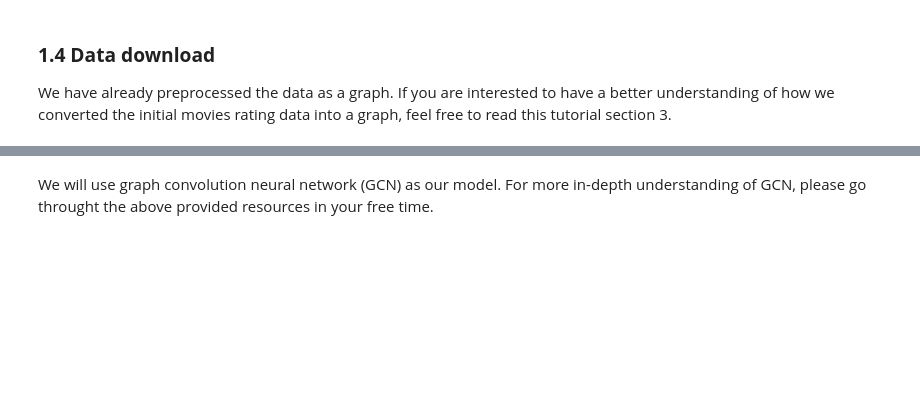
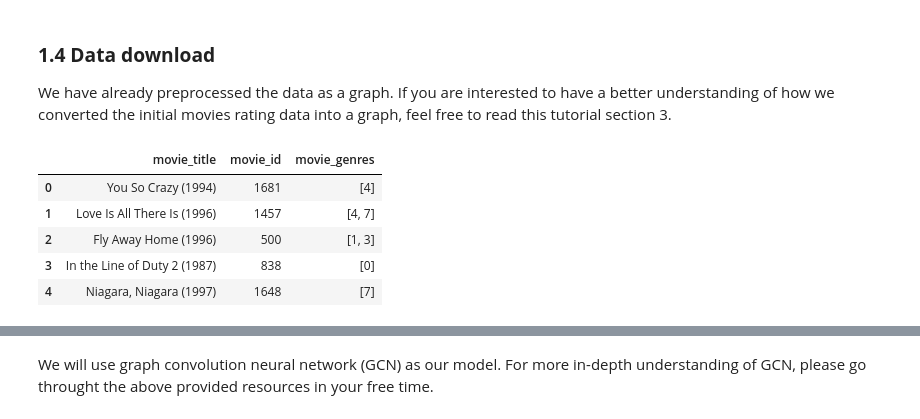
Before and after one commit to deep-learning-indaba/indaba-pracs-2024, a Jupyter notebook: practicals/GNN_for_recommendations.ipynb, the cells around one changed output, grey strips where cells are left out. Drawn from its saved outputs; the diff is of its cells as text; code cells hidden in the pictures; blank space fills up the shorter version.

Commit message:
added data + missing cells (still ongoing)

```diff
--- a/practicals/GNN_for_recommendations.ipynb
+++ b/practicals/GNN_for_recommendations.ipynb
@@ -102,0 +94,49 @@ We have already preprocessed the data as a graph. If you are interested to have
+# %%
+#@title Download data
+
+#@title Load movielens dataset function
+def load_movielens_dataframes():
+    """
+    Load the movielens/100k-ratings and movielens/100k-movies datasets from TFDS.
+
+    Returns:
+        ratings_df (pd.DataFrame): DataFrame containing the user ratings data.
+        movies_df (pd.DataFrame): DataFrame containing the movie details.
+
+    Example:
+        ratings_df, movies_df = load_movielens_dataframes()
+    """
+
+    # Load the data
+    ratings = tfds.load('movielens/100k-ratings', split="train", download=True)
+    movies = tfds.load('movielens/100k-movies', split="train", download=True)
+
+    # Convert ratings data to DataFrame
+    ratings_records = [{
+        'user_id': example['user_id'].numpy().decode('utf-8'),
+        'movie_id': example['movie_id'].numpy().decode('utf-8'),
+        'user_rating': example['user_rating'].numpy()
+    } for example in ratings]
+    ratings_df = pd.DataFrame(ratings_records)
+
+    # Convert movies data to DataFrame
+    movies_records = [{
+        'movie_title': example['movie_title'].numpy().decode('utf-8'),
+        'movie_id': example['movie_id'].numpy().decode('utf-8'),
+        'movie_genres': list(example['movie_genres'].numpy()) # already encoded (e.g., 1 might correspond to "Action", 2 to "Comedy", and so forth)
+    } for example in movies]
+    movies_df = pd.DataFrame(movies_records)
+
+    return ratings_df, movies_df
+# %%
+# load movielens data as pandas dataframe
+ratings_df, movies_df = load_movielens_dataframes()
+# %%
+movies_df.head()
+# %% [output]
+|  | movie_title | movie_id | movie_genres |
+| 0 | You So Crazy (1994) | 1681 | [4] |
+| 1 | Love Is All There Is (1996) | 1457 | [4, 7] |
+| 2 | Fly Away Home (1996) | 500 | [1, 3] |
+| 3 | In the Line of Duty 2 (1987) | 838 | [0] |
+| 4 | Niagara, Niagara (1997) | 1648 | [7] |
```
Also changed, not shown: parts of 27 cells of this notebook, 1 other file.
